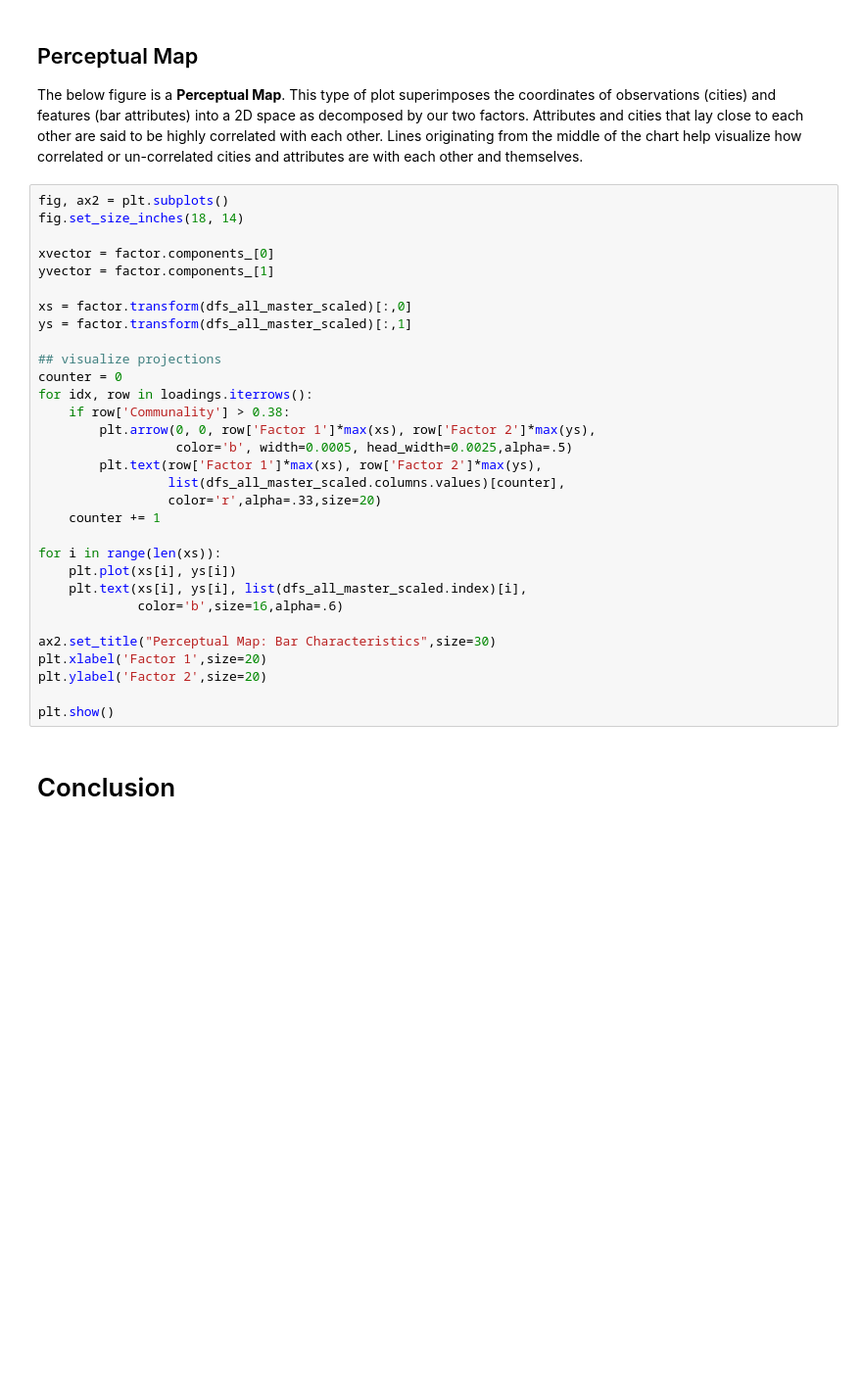
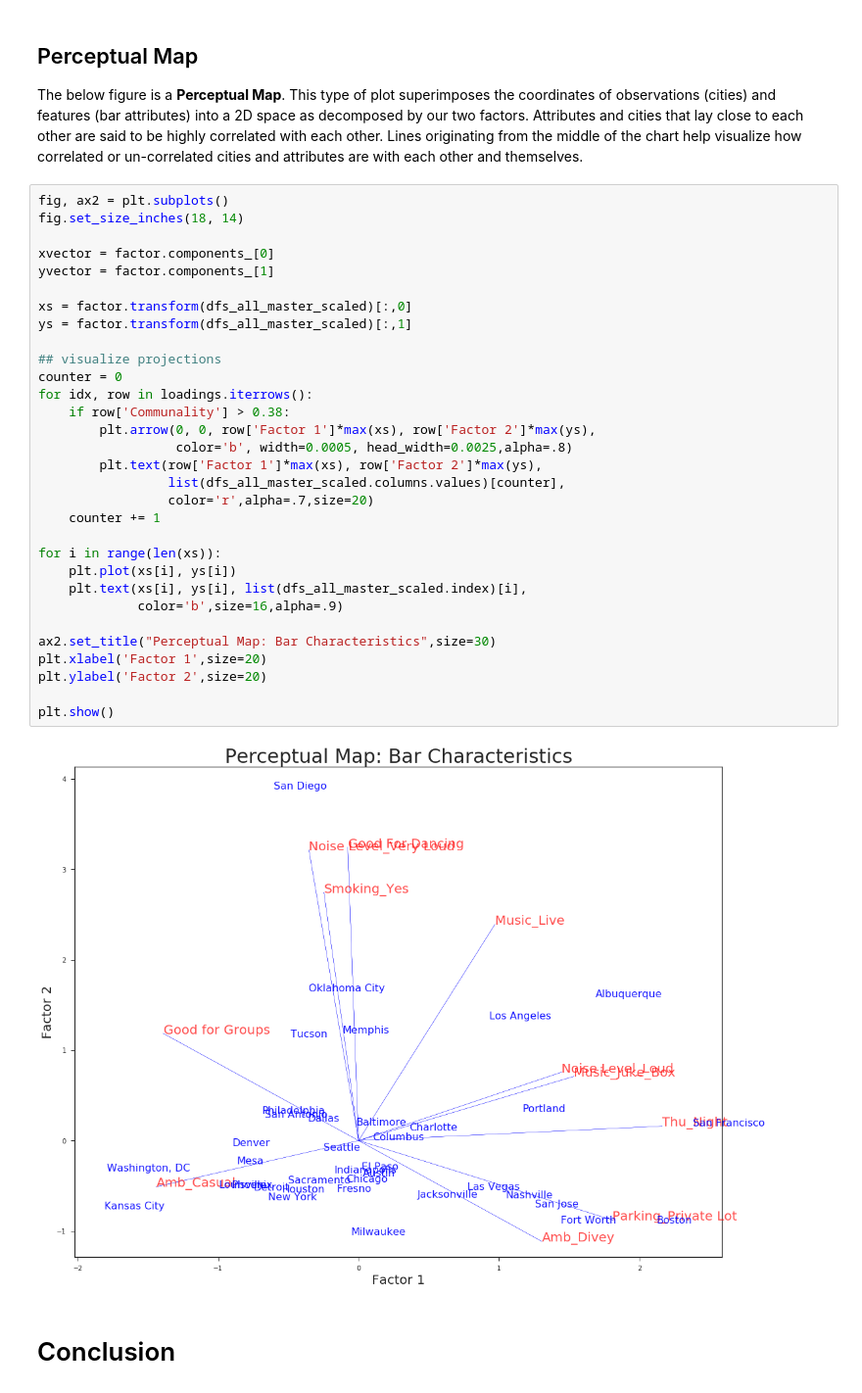
Before and after one commit to CollierKing/Cities_Bars_Yelp, a Jupyter notebook: yelp_bars_exploratory.ipynb, the cells around one changed output. Shown at 98% size. Cells and saved outputs as stored; diff of their text form; blank space fills up the shorter version.

```diff
--- a/yelp_bars_exploratory.ipynb
+++ b/yelp_bars_exploratory.ipynb
@@ -1082,33 +1134,35 @@ The below figure is a **Perceptual Map**.  This type of plot superimposes the co
 # %%
 fig, ax2 = plt.subplots()
 fig.set_size_inches(18, 14)
 
 xvector = factor.components_[0]
 yvector = factor.components_[1]
 
 xs = factor.transform(dfs_all_master_scaled)[:,0]
 ys = factor.transform(dfs_all_master_scaled)[:,1]
 
 ## visualize projections
 counter = 0
 for idx, row in loadings.iterrows():
     if row['Communality'] > 0.38:
         plt.arrow(0, 0, row['Factor 1']*max(xs), row['Factor 2']*max(ys),
-                  color='b', width=0.0005, head_width=0.0025,alpha=.5)
+                  color='b', width=0.0005, head_width=0.0025,alpha=.8)
         plt.text(row['Factor 1']*max(xs), row['Factor 2']*max(ys),
                  list(dfs_all_master_scaled.columns.values)[counter],
-                 color='r',alpha=.33,size=20)
+                 color='r',alpha=.7,size=20)
     counter += 1
 
 for i in range(len(xs)):
     plt.plot(xs[i], ys[i])
     plt.text(xs[i], ys[i], list(dfs_all_master_scaled.index)[i],
-             color='b',size=16,alpha=.6)
+             color='b',size=16,alpha=.9)
 
 ax2.set_title("Perceptual Map: Bar Characteristics",size=30)
 plt.xlabel('Factor 1',size=20)
 plt.ylabel('Factor 2',size=20)
 
 plt.show()
+# %% [output]
+[figure, added]
 # %% [markdown]
 # Conclusion
```
Also changed, not shown: parts of 24 cells of this notebook, 1 other file.
